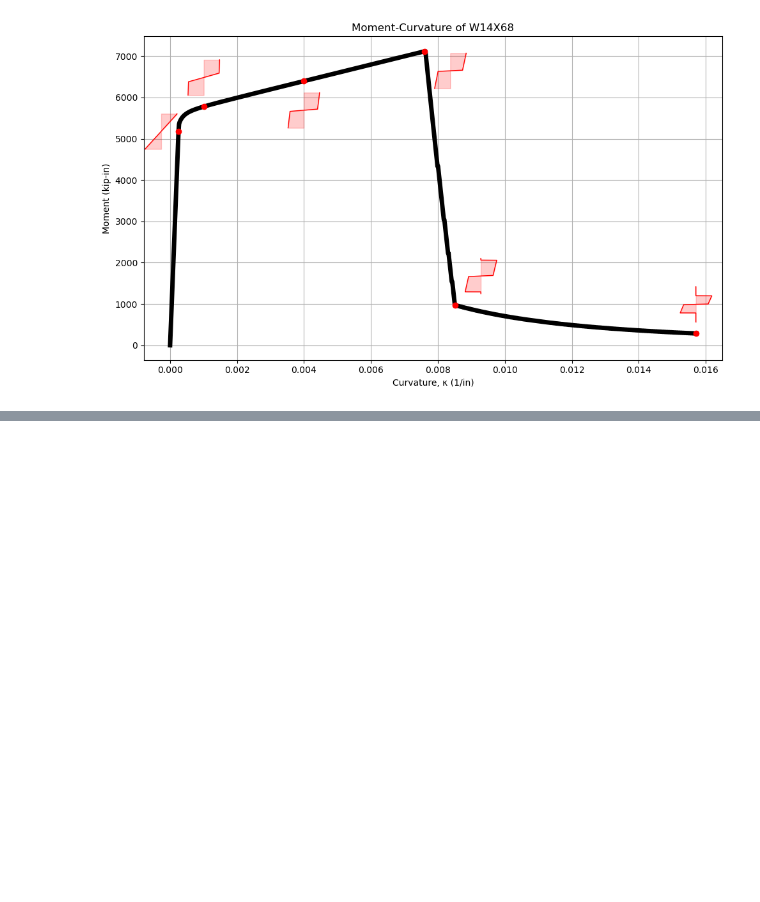
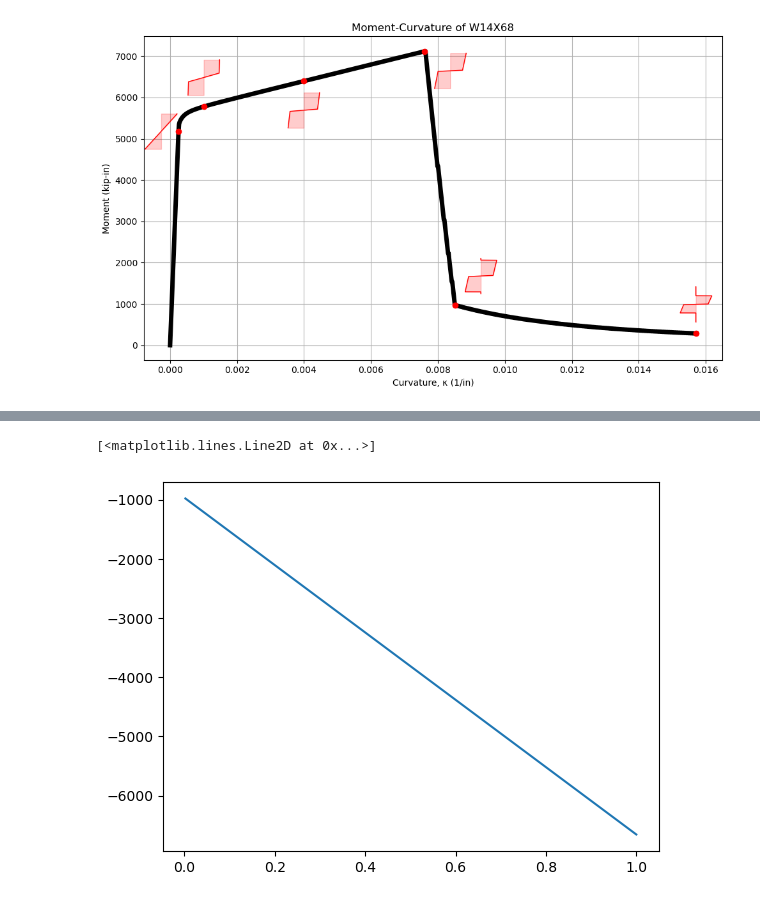
Before and after one commit to hkaragah/hkaragah.github.io, a Jupyter notebook: structure/moment_curvature/rc_col_moment_curvature_1.ipynb, the cells around one changed output, grey strips where cells are left out. Saved outputs shown, nothing was run; the diff lists cells and outputs as text; code cells hidden in the pictures; blank space fills up the shorter version.

Commit message:
Added OpenSees Steel01 strain-strain to rc_col_moment_curvature_1ipynb

```diff
--- a/structure/moment_curvature/rc_col_moment_curvature_1.ipynb
+++ b/structure/moment_curvature/rc_col_moment_curvature_1.ipynb
@@ -390,0 +496,17 @@ plot_combined_moment_curvature_with_stress(data, SEC, CURVS, INSETS, inset_size=
+# %%
+
+from contextlib import ExitStack
+
+filenames = ["node_disp.out", "reaction.out"]
+
+with ExitStack() as stack:
+    files = [stack.enter_context(open(fname, "r")) for fname in filenames]
+    lines1 = files[0].readlines()
+    lines2 = files[1].readlines()
+    strains = np.array([float(line.split()[1]) for line in lines1[1:]])
+    reactions = np.array([float(line.split()[1]) for line in lines2[1:]])
+
+plt.plot(strains, reactions)
+# %% [output]
+[<matplotlib.lines.Line2D at 0x...>]
+[figure, added]
```
Also changed, not shown: parts of 12 cells of this notebook, 15 other files.
